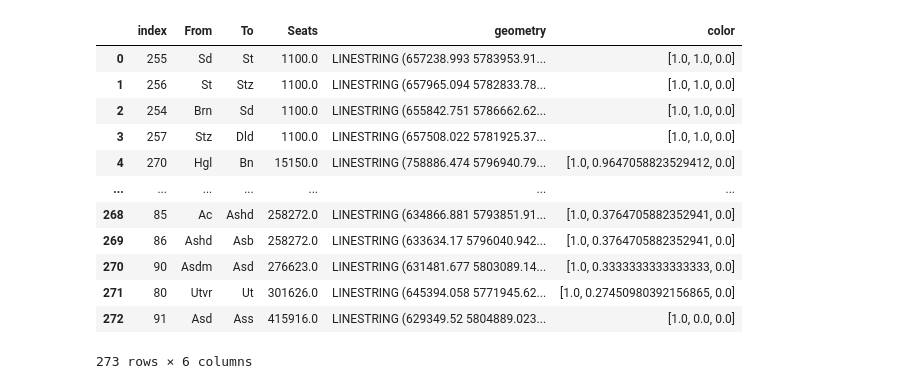
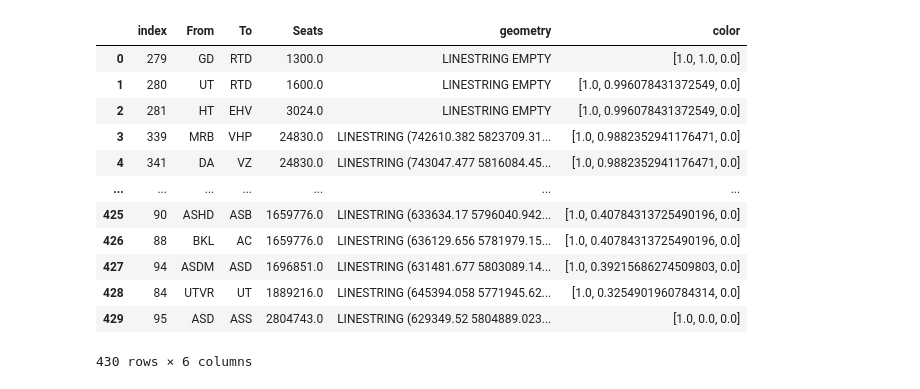
Before and after one commit to mathijsmarkus/python_group_assignment, a Jupyter notebook: Hoofd Notebook.ipynb, the cells around one changed output. Drawn from its saved outputs; the diff is of its cells as text; code cells hidden in the pictures.

```diff
--- a/Hoofd Notebook.ipynb
+++ b/Hoofd Notebook.ipynb
@@ -117,7 +117,11 @@ def interpolate_color(lower_limit, upper_limit, lower_color, upper_color, number
 # %%
 #   NS Bron aanpassen
 # Inladen CSV en toevoegen kolommen voor Stoelen en Bezette stoelen
-TravelData = pd.read_csv('OC_NS_20241007.csv')
+Keolis = pd.read_csv('Keolis.csv', delimiter= ';')
+Arriva = pd.read_csv('Arriva.csv')
+Qbuzz = pd.read_csv('Qbuzz.csv')
+NS = pd.read_csv('OC_NS_20241007.csv')
+TravelData = pd.concat([NS, Arriva, Keolis, Qbuzz], ignore_index=True)
 TravelData['Seats'] = 0
 TravelData['Occupied Seats'] = 0
 
@@ -141,6 +145,16 @@ for i in range(len(TravelData)):
         TravelData.loc[i, 'Seats'] =  TravelData.loc[i, 'TotalNumberOfCoaches'] * 48
     if TravelData.loc[i, 'VehicleType'] == "SW9-25KV":
         TravelData.loc[i, 'Seats'] =  TravelData.loc[i, 'TotalNumberOfCoaches'] * 48
+    if TravelData.loc[i, 'VehicleType'] == "GTW":
+        TravelData.loc[i, 'Seats'] =  TravelData.loc[i, 'TotalNumberOfCoaches'] * 45
+    if TravelData.loc[i, 'VehicleType'] == "Flirt":
+        TravelData.loc[i, 'Seats'] =  TravelData.loc[i, 'TotalNumberOfCoaches'] * 57
+    if TravelData.loc[i, 'VehicleType'] == "FLIRT":
+        TravelData.loc[i, 'Seats'] =  TravelData.loc[i, 'TotalNumberOfCoaches'] * 57
+    if TravelData.loc[i, 'VehicleType'] == "Lint":
+        TravelData.loc[i, 'Seats'] =  TravelData.loc[i, 'TotalNumberOfCoaches'] * 65
+    if TravelData.loc[i, 'VehicleType'] == "WINK":
+        TravelData.loc[i,'Seats'] = 153
 
 # Maar 1 week behouden dus 3 dagen weghalen uit de tabel
 TravelData['OperatingDay'] = pd.to_datetime(TravelData['OperatingDay'])
@@ -177,7 +191,5 @@ TravelData.to_csv('TravelData.csv')
 # %%
 #Sort seats according to the provided travel data en the known existing trainservices
 TrainTravelData = pd.read_csv('TravelData.csv', index_col=0)
-TrainTravelData2 = TrainTravelData[TrainTravelData['OperatingDay'] == '2024-10-07'].reset_index(drop=True)
-display(TrainTravelData)
-display(TrainTravelData2)
-SortedSeats = SeatSorter('TrainServices.csv', TrainTravelData2)
+#TrainTravelData2 = TrainTravelData[TrainTravelData['OperatingDay'] == '2024-10-13'].reset_index(drop=True)
+SortedSeats = SeatSorter('TrainServices.csv', TrainTravelData)
@@ -220,11 +205,11 @@ for i in SortedSeats.keys():
         if b.loc[j,'Seats'] == None:
             continue
         for k in range(len(df)):
-            if b.loc[j,'From'] == df.loc[k, 'From'] and b.loc[j,'To'] == df.loc[k, 'To']:
+            if b.loc[j,'From'].upper() == df.loc[k, 'From'].upper() and b.loc[j,'To'].upper() == df.loc[k, 'To'].upper():
                 c = 1
                 d = k
                 break
-            if b.loc[j,'To'] == df.loc[k, 'From'] and b.loc[j,'From'] == df.loc[k, 'To']:
+            if b.loc[j,'To'].upper() == df.loc[k, 'From'].upper() and b.loc[j,'From'].upper() == df.loc[k, 'To'].upper():
                 c = 1
                 d = k
                 break
@@ -232,7 +217,7 @@ for i in SortedSeats.keys():
             df.loc[d, 'Seats'] += b.loc[j,'Seats']
             c = 0
         else:
-            new_row = pd.DataFrame({'From': [b.loc[j,'From']], 'To': [b.loc[j,'To']], 'Seats':[b.loc[j,'Seats']]})
+            new_row = pd.DataFrame({'From': [b.loc[j,'From'].upper()], 'To': [b.loc[j,'To'].upper()], 'Seats':[b.loc[j,'Seats']]})
             df = pd.concat([df, new_row], ignore_index=True)
 # %%
 display(df)
@@ -254,5 +239,7 @@ df.to_csv('SeatsPerTrajectory2024-10-07.csv')
 # %%
-# Loop through the DataFrame and make API requests
+# Prompt for the SubscriptionKey before starting the loop
+SubscriptionKey = input('Please enter your SubscriptionKey: ')
+
 geometry_data = []
 
 for i in range(len(df)):
@@ -360,17 +348,17 @@ plt.show()
 # %%
 display(df)
-df.to_csv('PlotData2024-10-07.csv')
+df.to_csv('PlotDataWeek.csv')
 # %% [output]
 |  | index | From | To | Seats | geometry | color |
-| 0 | 255 | Sd | St | 1100.0 | LINESTRING (657238.993 5783953.91... | [1.0, 1.0, 0.0] |
-| 1 | 256 | St | Stz | 1100.0 | LINESTRING (657965.094 5782833.78... | [1.0, 1.0, 0.0] |
-| 2 | 254 | Brn | Sd | 1100.0 | LINESTRING (655842.751 5786662.62... | [1.0, 1.0, 0.0] |
-| 3 | 257 | Stz | Dld | 1100.0 | LINESTRING (657508.022 5781925.37... | [1.0, 1.0, 0.0] |
-| 4 | 270 | Hgl | Bn | 15150.0 | LINESTRING (758886.474 5796940.79... | [1.0, 0.9647058823529412, 0.0] |
+| 0 | 279 | GD | RTD | 1300.0 | LINESTRING EMPTY | [1.0, 1.0, 0.0] |
+| 1 | 280 | UT | RTD | 1600.0 | LINESTRING EMPTY | [1.0, 0.996078431372549, 0.0] |
+| 2 | 281 | HT | EHV | 3024.0 | LINESTRING EMPTY | [1.0, 0.996078431372549, 0.0] |
+| 3 | 339 | MRB | VHP | 24830.0 | LINESTRING (742610.382 5823709.31... | [1.0, 0.9882352941176471, 0.0] |
+| 4 | 341 | DA | VZ | 24830.0 | LINESTRING (743047.477 5816084.45... | [1.0, 0.9882352941176471, 0.0] |
 | ... | ... | ... | ... | ... | ... | ... |
-| 268 | 85 | Ac | Ashd | 258272.0 | LINESTRING (634866.881 5793851.91... | [1.0, 0.3764705882352941, 0.0] |
-| 269 | 86 | Ashd | Asb | 258272.0 | LINESTRING (633634.17 5796040.942... | [1.0, 0.3764705882352941, 0.0] |
-| 270 | 90 | Asdm | Asd | 276623.0 | LINESTRING (631481.677 5803089.14... | [1.0, 0.3333333333333333, 0.0] |
-| 271 | 80 | Utvr | Ut | 301626.0 | LINESTRING (645394.058 5771945.62... | [1.0, 0.27450980392156865, 0.0] |
-| 272 | 91 | Asd | Ass | 415916.0 | LINESTRING (629349.52 5804889.023... | [1.0, 0.0, 0.0] |
+| 425 | 90 | ASHD | ASB | 1659776.0 | LINESTRING (633634.17 5796040.942... | [1.0, 0.40784313725490196, 0.0] |
+| 426 | 88 | BKL | AC | 1659776.0 | LINESTRING (636129.656 5781979.15... | [1.0, 0.40784313725490196, 0.0] |
+| 427 | 94 | ASDM | ASD | 1696851.0 | LINESTRING (631481.677 5803089.14... | [1.0, 0.39215686274509803, 0.0] |
+| 428 | 84 | UTVR | UT | 1889216.0 | LINESTRING (645394.058 5771945.62... | [1.0, 0.3254901960784314, 0.0] |
+| 429 | 95 | ASD | ASS | 2804743.0 | LINESTRING (629349.52 5804889.023... | [1.0, 0.0, 0.0] |
-273 rows × 6 columns
+430 rows × 6 columns
```
Also changed, not shown: parts of 9 cells of this notebook.
